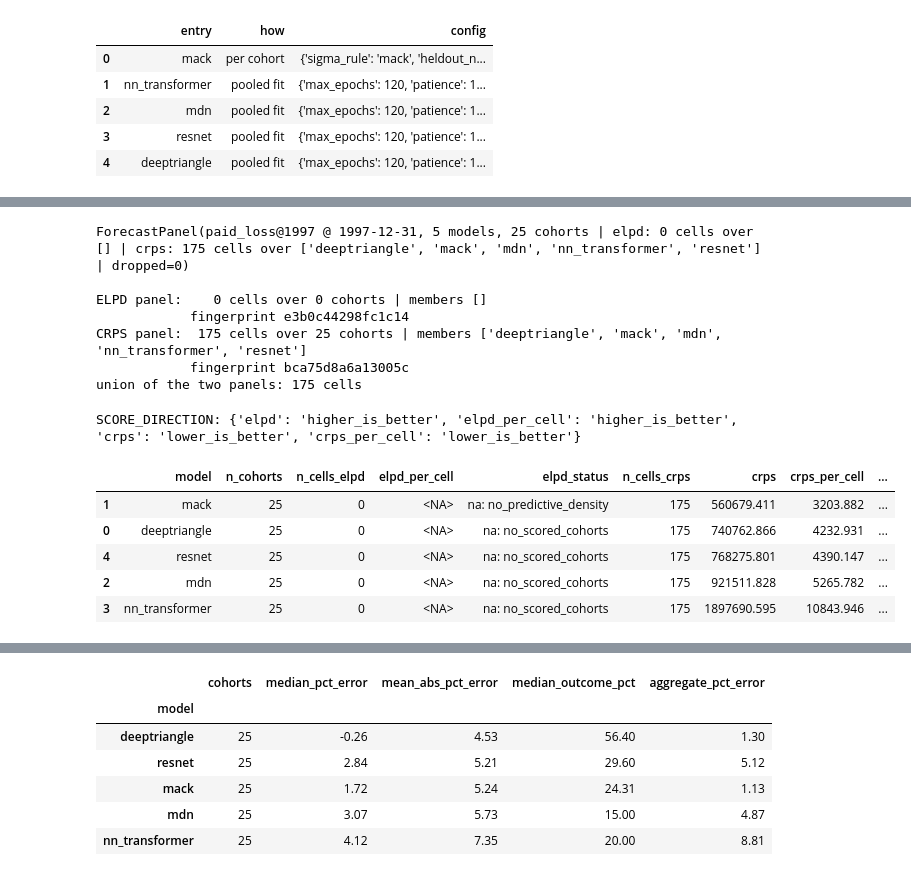
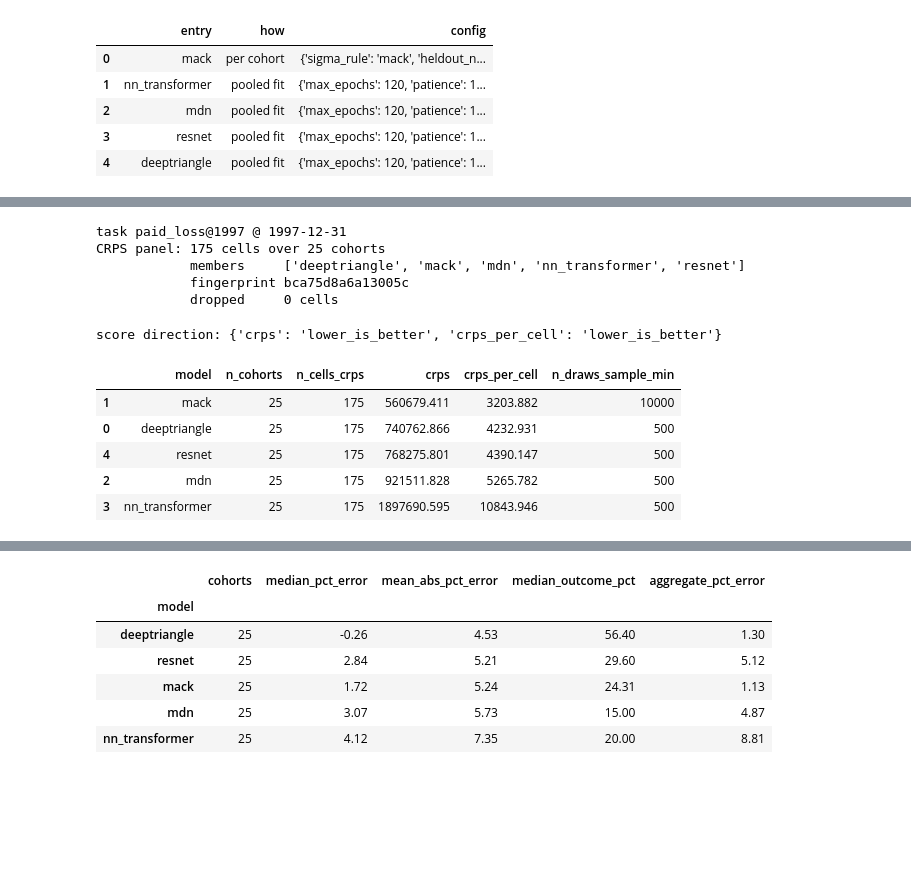
Before and after one commit to EKtheSage/ibnr, a Jupyter notebook: analysis/03b_nn_vs_classical.ipynb, the cells around one changed output, grey strips where cells are left out. Cells and saved outputs as stored; diff of their text form; code cells hidden in the pictures; blank space fills up the shorter version.

```diff
--- a/analysis/03b_nn_vs_classical.ipynb
+++ b/analysis/03b_nn_vs_classical.ipynb
@@ -644,7 +578,7 @@ def forecast_for(name, entry, key, *, field=FIELD, task=TASK):
             refusals.append(dict(model=name, cohort=key, axis="density", error=repr(exc)[:200]))
             kw["density_absence"] = Absence("scoring_refused", f"{type(exc).__name__}: {exc}"[:150])
     else:
-        # Permanent and about the ENTRY: the bootstrap / quasi-likelihood entries.
+        # Permanent and about the ENTRY: it states no observation model.
         kw["density_absence"] = Absence("no_predictive_density")
 
     if isinstance(entry, PredictsHeldout):
@@ -686,8 +620,8 @@ def point_row(name, entry, key):
 
     predict() targets are per origin plus a 'total' row; realized_ultimates()
     aligns to them from the FULL triangle and restricts to the origins the
-    training slice actually had - the mart runs to 2007 and an unrestricted
-    aggregate is silently ~2.4x inflated (a gotcha that has bitten this repo).
+    training slice actually had - the mart runs to 2007, and an unrestricted
+    aggregate is inflated by roughly 2.4x.
     """
     # ONE call shape for every entry. `segment` is a filter on the fit's own cohorts,
     # so a two-column key identifies the one cohort of a single-cohort fit keyed on
@@ -828,51 +743,35 @@ demonstrates it from this run's own records.
 # %%
 panel = align_panel(forecasts, units=tri.meta.units)
-print(repr(panel))
-print()
-print(
-    f"ELPD panel: {panel.n_cells_for('elpd'):4d} cells over "
-    f"{panel.n_cohorts_for('elpd')} cohorts | members {list(panel.elpd_members)}"
-)
-print(f"            fingerprint {panel.elpd_fingerprint}")
-print(
-    f"CRPS panel: {panel.n_cells_for('crps'):4d} cells over "
-    f"{panel.n_cohorts_for('crps')} cohorts | members {list(panel.crps_members)}"
-)
-print(f"            fingerprint {panel.crps_fingerprint}")
-print(f"union of the two panels: {panel.n_cells} cells")
+print(f"task {panel.task} @ {panel.as_of}")
+print(f"CRPS panel: {panel.n_cells_for('crps')} cells over {panel.n_cohorts_for('crps')} cohorts")
+print("            members    ", list(panel.crps_members))
+print("            fingerprint", panel.crps_fingerprint)
+print("            dropped    ", len(panel.dropped), "cells")
 # %% [output]
-ForecastPanel(paid_loss@1997 @ 1997-12-31, 5 models, 25 cohorts | elpd: 0 cells over [] | crps: 175 cells over ['deeptriangle', 'mack', 'mdn', 'nn_transformer', 'resnet'] | dropped=0)
-
-ELPD panel:    0 cells over 0 cohorts | members []
-            fingerprint e3b0c44298fc1c14
-CRPS panel:  175 cells over 25 cohorts | members ['deeptriangle', 'mack', 'mdn', 'nn_transformer', 'resnet']
+task paid_loss@1997 @ 1997-12-31
+CRPS panel: 175 cells over 25 cohorts
+            members     ['deeptriangle', 'mack', 'mdn', 'nn_transformer', 'resnet']
             fingerprint bca75d8a6a13005c
-union of the two panels: 175 cells
+            dropped     0 cells
 # %%
 board = gallery.leaderboard(panel)
 view = board[
     [
         "model",
         "n_cohorts",
-        "n_cells_elpd",
-        "elpd_per_cell",
-        "elpd_status",
         "n_cells_crps",
         "crps",
         "crps_per_cell",
         "n_draws_sample_min",
     ]
 ].copy()
-print("SCORE_DIRECTION:", SCORE_DIRECTION)
-# elpd_per_cell and elpd_status are kept even though the column is all N/A: the two
-# KINDS of N/A on this board mean different things, and the status column is where
-# that distinction is legible.
+print("score direction:", {k: v for k, v in SCORE_DIRECTION.items() if k.startswith("crps")})
 view.sort_values("crps_per_cell").round(3)
 # %% [output]
-SCORE_DIRECTION: {'elpd': 'higher_is_better', 'elpd_per_cell': 'higher_is_better', 'crps': 'lower_is_better', 'crps_per_cell': 'lower_is_better'}
+score direction: {'crps': 'lower_is_better', 'crps_per_cell': 'lower_is_better'}
-|  | model | n_cohorts | n_cells_elpd | elpd_per_cell | elpd_status | n_cells_crps | crps | crps_per_cell | ... |
-| 1 | mack | 25 | 0 | <NA> | na: no_predictive_density | 175 | 560679.411 | 3203.882 | ... |
-| 0 | deeptriangle | 25 | 0 | <NA> | na: no_scored_cohorts | 175 | 740762.866 | 4232.931 | ... |
-| 4 | resnet | 25 | 0 | <NA> | na: no_scored_cohorts | 175 | 768275.801 | 4390.147 | ... |
-| 2 | mdn | 25 | 0 | <NA> | na: no_scored_cohorts | 175 | 921511.828 | 5265.782 | ... |
-| 3 | nn_transformer | 25 | 0 | <NA> | na: no_scored_cohorts | 175 | 1897690.595 | 10843.946 | ... |
+|  | model | n_cohorts | n_cells_crps | crps | crps_per_cell | n_draws_sample_min |
+| 1 | mack | 25 | 175 | 560679.411 | 3203.882 | 10000 |
+| 0 | deeptriangle | 25 | 175 | 740762.866 | 4232.931 | 500 |
+| 4 | resnet | 25 | 175 | 768275.801 | 4390.147 | 500 |
+| 2 | mdn | 25 | 175 | 921511.828 | 5265.782 | 500 |
+| 3 | nn_transformer | 25 | 175 | 1897690.595 | 10843.946 | 500 |
```
Also changed, not shown: parts of 34 cells of this notebook.
